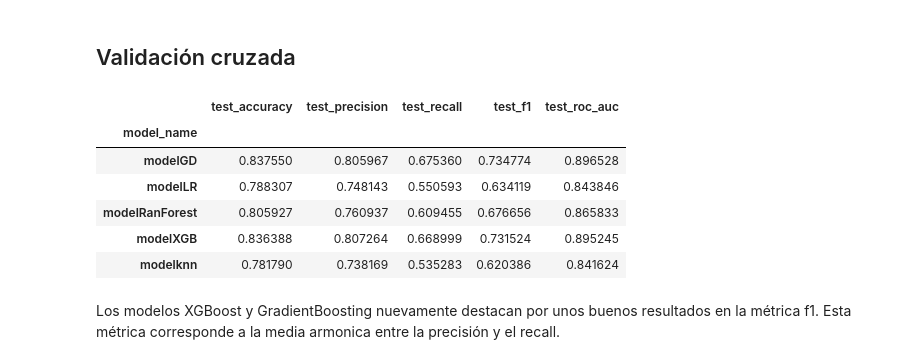
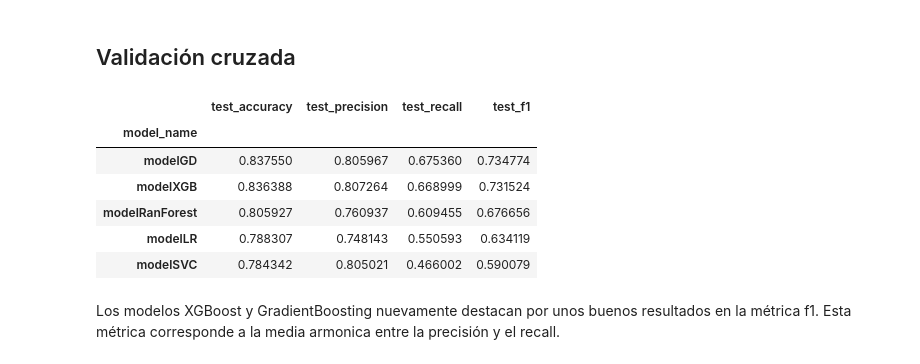
Before and after one commit to 00Fede/givemesomecredit, a Jupyter notebook: Model_Implementation_Training.ipynb, the cells around one changed output. Drawn from its saved outputs; the diff is of its cells as text; code cells hidden in the pictures.

```diff
--- a/Model_Implementation_Training.ipynb
+++ b/Model_Implementation_Training.ipynb
@@ -326,45 +329,43 @@ En este primer análisis de los modelos de clasificación se encuentra que XGBoo
 # %% [markdown]
 ## Validación cruzada
 # %%
-# Cross validation using RepeatStratifiedKFold
-from sklearn.model_selection import RepeatedStratifiedKFold
-from sklearn.model_selection import cross_val_score
+
 
 # define the evaluation procedure
 cv = RepeatedStratifiedKFold(n_splits=10, n_repeats=3, random_state=1)
 
 scoring = ['accuracy', 'precision', 'recall', 'f1', 'roc_auc']
 
 models = [
     ('modelRanForest', modelRanForest),
     ('modelSVC', modelSVC),
     ('modelGD', modelGD),
     ('modelXGB', modelXGB),
     ('modelLR',modelLR)
 ]
 
 cv_df = pd.DataFrame()
 
 for name, model in models:
     # evaluate the model and collect the scores
     scores = cross_validate(model, X_train, y_train, scoring=scoring, cv=cv, n_jobs=-1)
     model_scores = pd.DataFrame(scores)
     model_scores['model_name'] = name
     cv_df = pd.concat([cv_df, model_scores], ignore_index=True)
 
 column_order = ['model_name', 'test_accuracy', 'test_precision', 'test_recall', 'test_f1']
 cv_df = cv_df.reindex(columns=column_order)
 
 # calculate mean by name in cv_df
-cv_df.groupby(['model_name']).mean().order_by('test_f1', ascending=False)
+cv_df.groupby(['model_name']).mean().sort_values('test_f1', ascending=False)
 # %% [output]
-|  | test_accuracy | test_precision | test_recall | test_f1 | test_roc_auc |
-| model_name |  |  |  |  |  |
-| modelGD | 0.837550 | 0.805967 | 0.675360 | 0.734774 | 0.896528 |
-| modelLR | 0.788307 | 0.748143 | 0.550593 | 0.634119 | 0.843846 |
-| modelRanForest | 0.805927 | 0.760937 | 0.609455 | 0.676656 | 0.865833 |
-| modelXGB | 0.836388 | 0.807264 | 0.668999 | 0.731524 | 0.895245 |
-| modelknn | 0.781790 | 0.738169 | 0.535283 | 0.620386 | 0.841624 |
+|  | test_accuracy | test_precision | test_recall | test_f1 |
+| model_name |  |  |  |  |
+| modelGD | 0.837550 | 0.805967 | 0.675360 | 0.734774 |
+| modelXGB | 0.836388 | 0.807264 | 0.668999 | 0.731524 |
+| modelRanForest | 0.805927 | 0.760937 | 0.609455 | 0.676656 |
+| modelLR | 0.788307 | 0.748143 | 0.550593 | 0.634119 |
+| modelSVC | 0.784342 | 0.805021 | 0.466002 | 0.590079 |
 # %% [markdown]
 Los modelos XGBoost y GradientBoosting nuevamente destacan por unos buenos resultados en la métrica f1. Esta métrica corresponde a la media armonica entre la precisión y el recall.
 # %%
```
Also changed, not shown: parts of 19 cells of this notebook, 1 other file.
